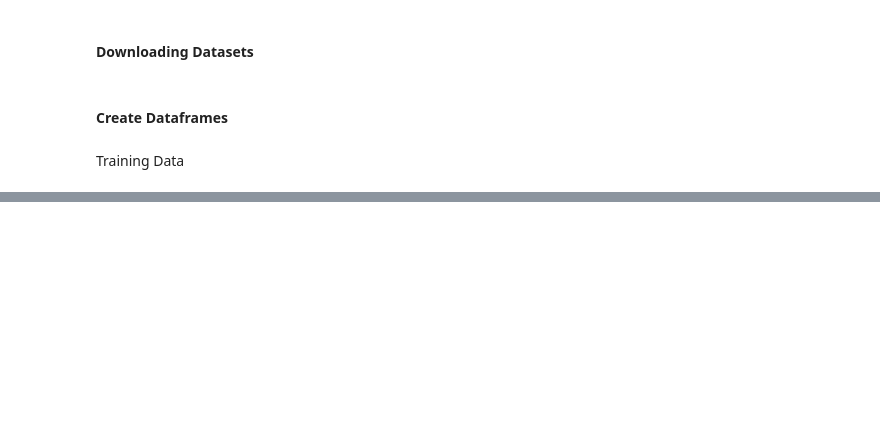
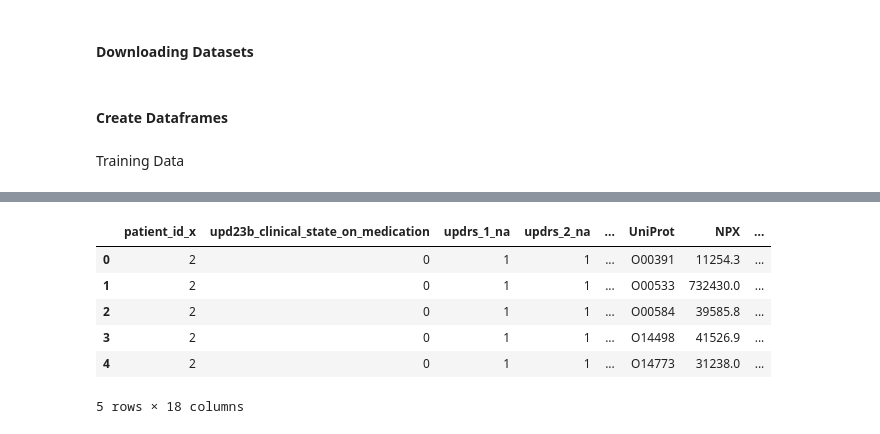
Before and after one commit to peterbull/parkinsons-progression, a Jupyter notebook: pb_parkinsons_progression_1.ipynb, the cells around one changed output, grey strips where cells are left out. Cells and saved outputs as stored; diff of their text form; code cells hidden in the pictures; blank space fills up the shorter version.

```diff
--- a/pb_parkinsons_progression_1.ipynb
+++ b/pb_parkinsons_progression_1.ipynb
@@ -56,3 +49,6 @@ to = TabularPandas(combined_clinical_data, procs, cat_names, cont_names, splits=
 # Apply the preprocessing steps
 preprocessed_data = to.train.xs.reset_index(drop=True)
+# %%
+# Add the 'visit_id' column back to the preprocessed_data dataframe
+preprocessed_data['visit_id'] = combined_clinical_data['visit_id']
 # %%
@@ -97,6 +87,14 @@ merged_data
 # %%
 # Check the merged data
-print(merged_data.head())
+merged_data.head()
+# %% [output]
+|  | patient_id_x | upd23b_clinical_state_on_medication | updrs_1_na | updrs_2_na | ... | UniProt | NPX | ... |
+| 0 | 2 | 0 | 1 | 1 | ... | O00391 | 11254.3 | ... |
+| 1 | 2 | 0 | 1 | 1 | ... | O00533 | 732430.0 | ... |
+| 2 | 2 | 0 | 1 | 1 | ... | O00584 | 39585.8 | ... |
+| 3 | 2 | 0 | 1 | 1 | ... | O14498 | 41526.9 | ... |
+| 4 | 2 | 0 | 1 | 1 | ... | O14773 | 31238.0 | ... |
+5 rows × 18 columns
 # %%
 import nbdev
 nbdev.export.nb_export('pb_parkinsons_progression_1.ipynb', 'app_v2')
```
Also changed, not shown: parts of 18 cells of this notebook.
